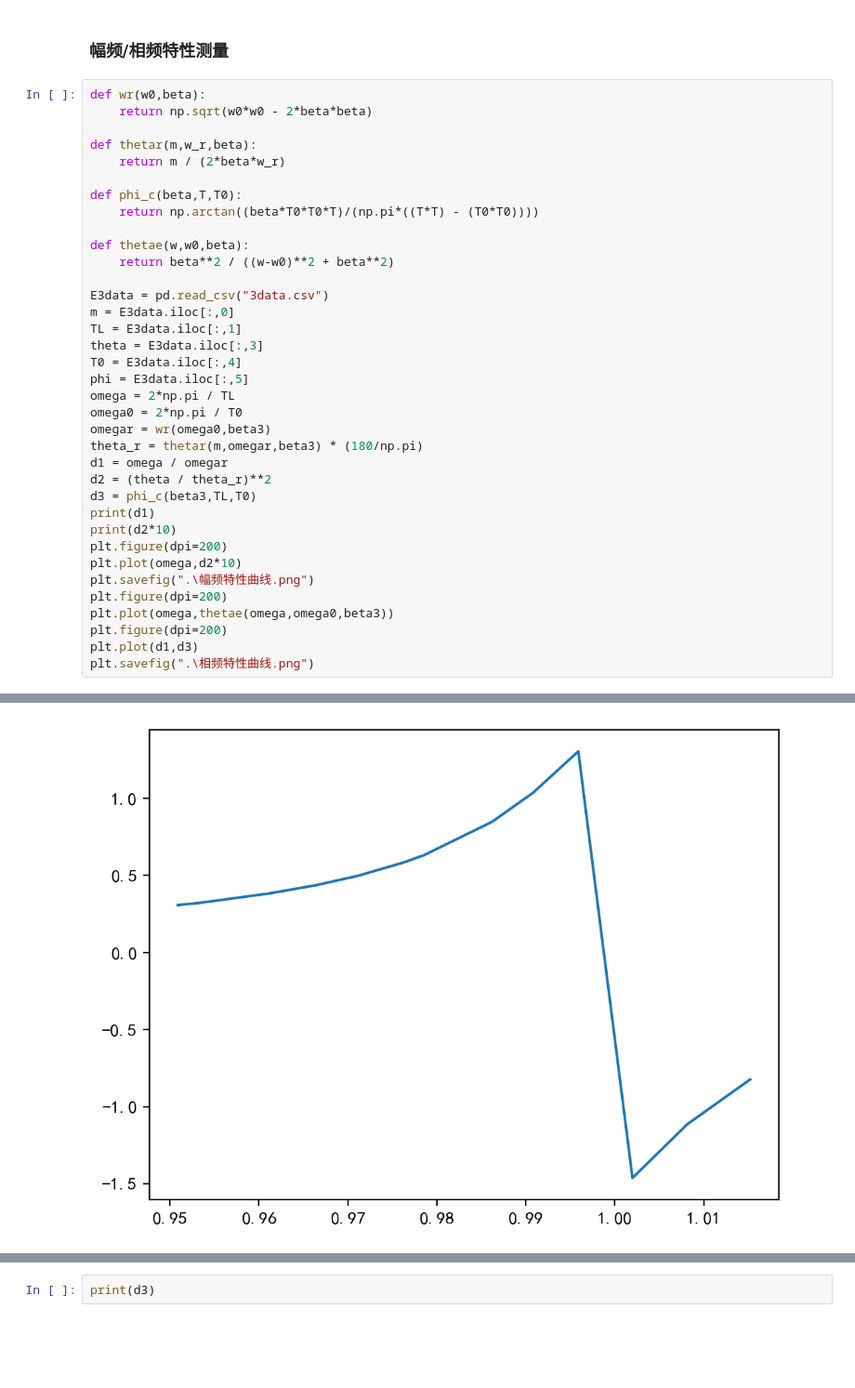
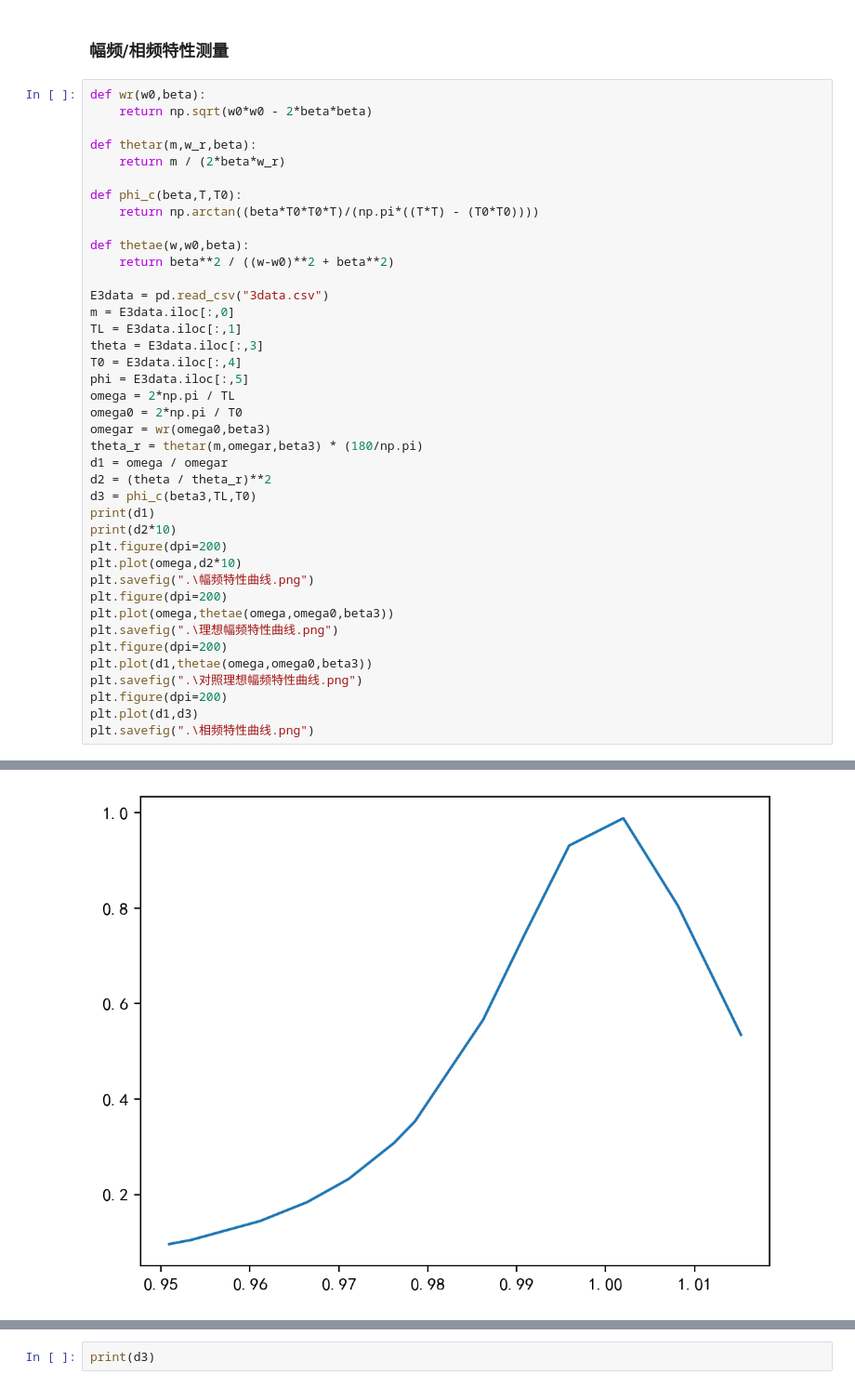
Before and after one commit to GeorgeDong32/My-Physics-Experiments, a Jupyter notebook: 实验1/Experiment1.ipynb, the cells around one changed output, grey strips where cells are left out. Shown: that part at 93% size. Cells and saved outputs as stored; diff of their text form; blank space fills up the shorter version.

```diff
--- a/实验1/Experiment1.ipynb
+++ b/实验1/Experiment1.ipynb
@@ -116,6 +116,10 @@ plt.plot(omega,d2*10)
 plt.savefig(".\幅频特性曲线.png")
 plt.figure(dpi=200)
 plt.plot(omega,thetae(omega,omega0,beta3))
+plt.savefig(".\理想幅频特性曲线.png")
+plt.figure(dpi=200)
+plt.plot(d1,thetae(omega,omega0,beta3))
+plt.savefig(".\对照理想幅频特性曲线.png")
 plt.figure(dpi=200)
 plt.plot(d1,d3)
 plt.savefig(".\相频特性曲线.png")
@@ -141,2 +145,2 @@ dtype: float64
 [figure]
-[figure, old version]
+[figure, new version]
```
Also changed, not shown: parts of 1 cell of this notebook, 2 other files.
